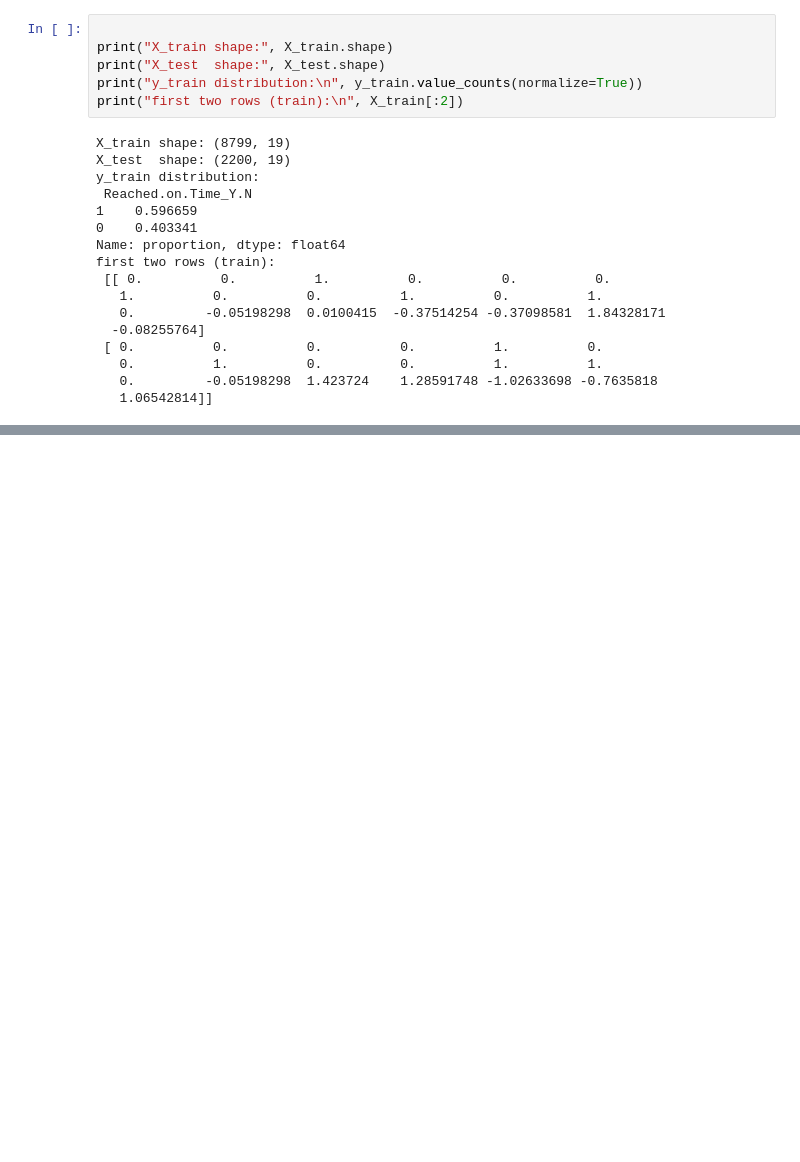
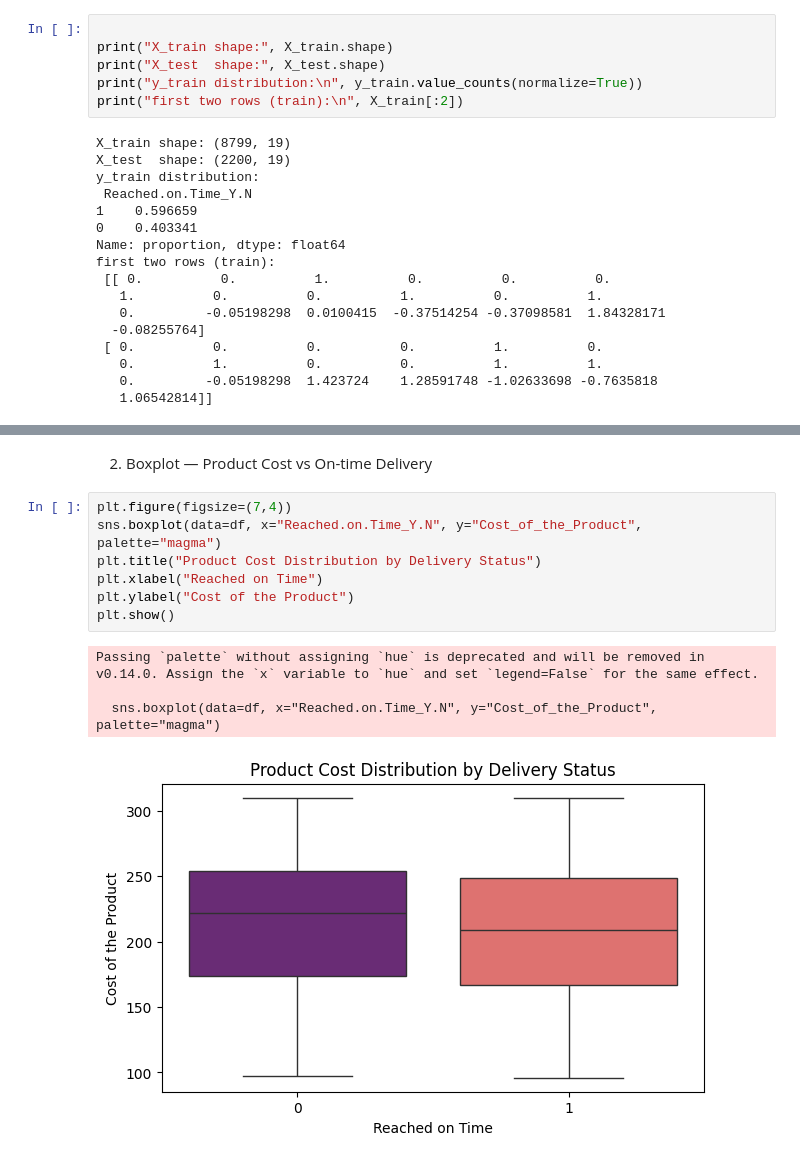
Before and after one commit to EmanZahid123/Data-Driven-Analytics-for-Predicting-On-Time-Product-Delivery, a Jupyter notebook: shipping.ipynb, the cells around one changed output, grey strips where cells are left out. Saved outputs shown, nothing was run; the diff lists cells and outputs as text; blank space fills up the shorter version.

```diff
--- a/shipping.ipynb
+++ b/shipping.ipynb
@@ -319,0 +344,14 @@ first two rows (train):
+# %% [markdown]
+2. Boxplot — Product Cost vs On-time Delivery
+# %%
+plt.figure(figsize=(7,4))
+sns.boxplot(data=df, x="Reached.on.Time_Y.N", y="Cost_of_the_Product", palette="magma")
+plt.title("Product Cost Distribution by Delivery Status")
+plt.xlabel("Reached on Time")
+plt.ylabel("Cost of the Product")
+plt.show()
+# %% [output]
+Passing `palette` without assigning `hue` is deprecated and will be removed in v0.14.0. Assign the `x` variable to `hue` and set `legend=False` for the same effect.
+
+  sns.boxplot(data=df, x="Reached.on.Time_Y.N", y="Cost_of_the_Product", palette="magma")
+[figure, added]
```
Also changed, not shown: parts of 14 cells of this notebook.
